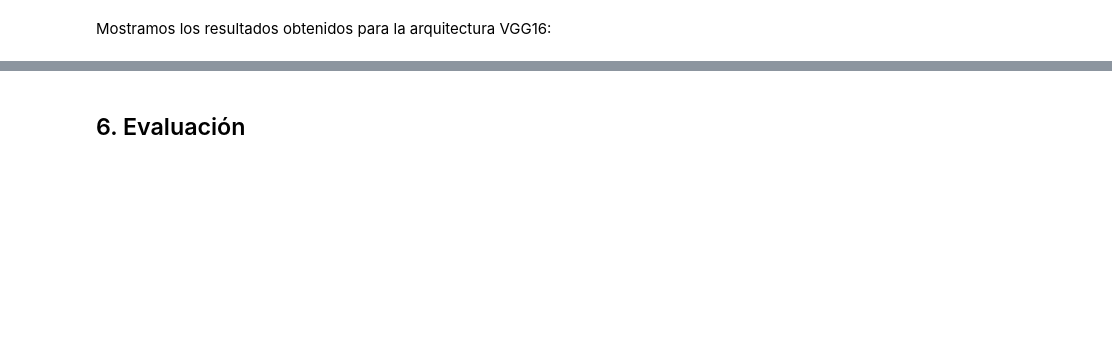
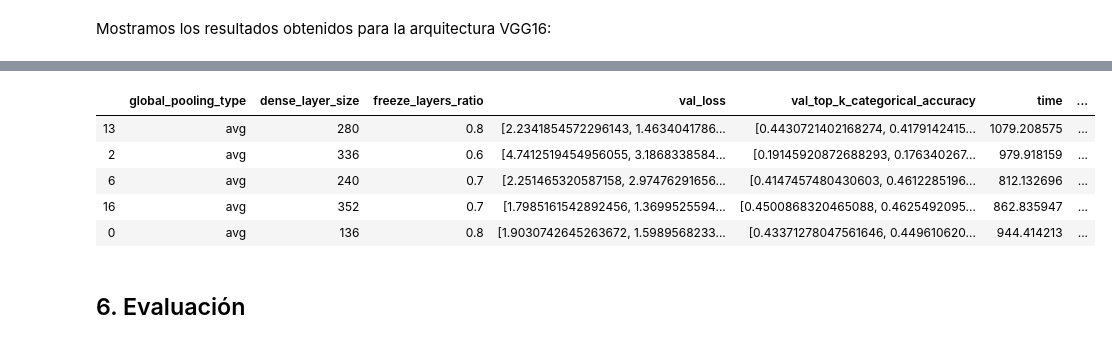
Before and after one commit to akepa/attribute-detection-in-fashon-images, a Jupyter notebook: DeepFashion_VersionReducida.ipynb, the cells around one changed output, grey strips where cells are left out. Cells and saved outputs as stored; diff of their text form; code cells hidden in the pictures; blank space fills up the shorter version.

```diff
--- a/DeepFashion_VersionReducida.ipynb
+++ b/DeepFashion_VersionReducida.ipynb
@@ -659,3 +716,13 @@ sort_by_max_accuracy(results_vgg16)
+# %%
+results_densenet201 = sort_by_max_accuracy(results_densenet201)
+results_densenet201
+# %% [output]
+|  | global_pooling_type | dense_layer_size | freeze_layers_ratio | val_loss | val_top_k_categorical_accuracy | time | ... |
+| 13 | avg | 280 | 0.8 | [2.2341854572296143, 1.4634041786... | [0.4430721402168274, 0.4179142415... | 1079.208575 | ... |
+| 2 | avg | 336 | 0.6 | [4.7412519454956055, 3.1868338584... | [0.19145920872688293, 0.176340267... | 979.918159 | ... |
+| 6 | avg | 240 | 0.7 | [2.251465320587158, 2.97476291656... | [0.4147457480430603, 0.4612285196... | 812.132696 | ... |
+| 16 | avg | 352 | 0.7 | [1.7985161542892456, 1.3699525594... | [0.4500868320465088, 0.4625492095... | 862.835947 | ... |
+| 0 | avg | 136 | 0.8 | [1.9030742645263672, 1.5989568233... | [0.43371278047561646, 0.449610620... | 944.414213 | ... |
 # %% [markdown]
 ## 6. Evaluación
 # %%
```
Also changed, not shown: parts of 22 cells of this notebook.
